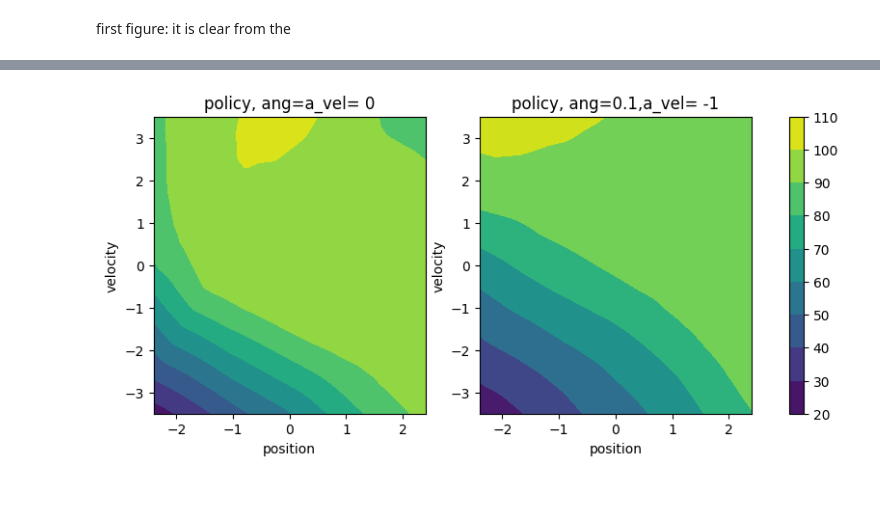
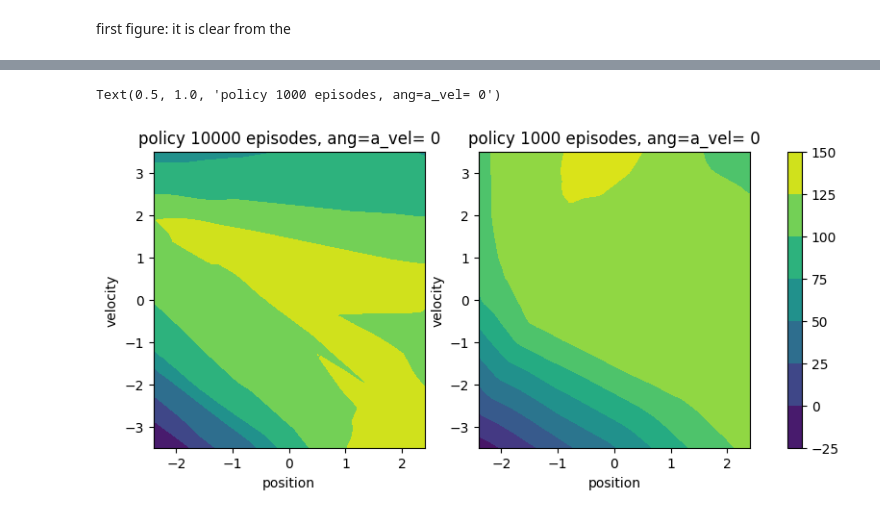
Before and after one commit to vakabs/kex-notebooks, a Jupyter notebook: heatmap_022524.ipynb, the cells around one changed output, grey strips where cells are left out. Cells and saved outputs as stored; diff of their text form; code cells hidden in the pictures.

```diff
--- a/heatmap_022524.ipynb
+++ b/heatmap_022524.ipynb
@@ -798,8 +808,8 @@ However there is a diffrence between the action boundaries and 'allowed boundari
 # %%
 def Q_variable(dqn_agent,data_len, xstate, ystate, const_state_dic):
     # move to the right
-    span = {'pos': 2.4, 'vel': 3.5, 'ang': 0.2095, 'a_vel': 3.4}
-    state_dic = {'pos': 0, 'vel': 0, 'ang':0 , 'a_vel': 0}
+    span = {'pos': 2.4, 'vel': 3.5, 'ang': 0.21, 'a_vel': 3.4}
+    state_dic = {'pos': 0, 'vel': 0, 'ang':0. , 'a_vel': 0}
     for key in const_state_dic.keys():
         state_dic[key] = const_state_dic[key]
     q_a0=np.zeros((data_len,data_len))
@@ -818,8 +828,8 @@ def Q_variable(dqn_agent,data_len, xstate, ystate, const_state_dic):
             state = state.to(dqn_agent.nn.adv.weight.dtype)
             Q_tensor = dqn_agent.nn(state)
             q_array = Q_tensor.detach().numpy()
-            q_a0[i][j] = q_array[0]
-            q_a1[i][j] = q_array[1]
+            q_a0[j][i] = q_array[0]
+            q_a1[j][i] = q_array[1]
     return x, y, q_a0,q_a1
 # %% [markdown]
 ## plot Q- values for varying velocity and position
@@ -891,11 +906,10 @@ it is clear from the
 # %%
 const_state_dic = { 'pos': 0, 'a_vel': 0 }
 x, y,q_a0, q_a1= Q_variable(dqn_agent, 100, 'vel', 'ang', const_state_dic)
-def my_plotter(ax, data1, data2, data3):
-    Q = ax.contourf(data1,data2, data3)
-    return Q
-fig1,ax = plt.subplots(1, 2, figsize=(10,3))
-(ax1, ax2)= ax
+
+
+fig2,ax = plt.subplots(1,2, figsize=(10,4) )
+(ax1, ax2) = ax
 plot_ax1 = my_plotter(ax1, x,y,q_a0)
 plot_ax2 = my_plotter(ax2, x,y,q_a1)
 ax1.set_xlabel('velocity')
@@ -914,7 +932,6 @@ cbar = plt.colorbar(plot_ax1, ax = ax)
 # %%
-def policy(dqn_agent,data_len, xstate, ystate, const_state_dic):
+def policy(dqn_agent,data_len, xstate, ystate, const_state_dic, span = {'pos': 2.4, 'vel': 3.5, 'ang': 0.2095, 'a_vel': 3.4} ):
     # move to the right
-    span = {'pos': 2.4, 'vel': 3.5, 'ang': 0.2095, 'a_vel': 3.4}
     state_dic = {'pos': 0, 'vel': 0, 'ang':0 , 'a_vel': 0}
     for key in const_state_dic.keys():
         state_dic[key] = const_state_dic[key]
@@ -940,22 +960,27 @@ def policy(dqn_agent,data_len, xstate, ystate, const_state_dic):
 # %%
+
 
 const_state_dic1= {'ang':0,'a_vel':0 }
 x,y , policy1 = policy(dqn_agent, 100, 'pos', 'vel', const_state_dic1)
-const_state_dic2= {'ang': -0.15,'a_vel':-1.5 }
-x,y,policy2 = policy(dqn_agent, 100, 'pos', 'vel', const_state_dic2)
 
-fig1,ax = plt.subplots(1,2, figsize=(10,4))
-(ax1, ax2) = ax
-
-plot_ax1 = ax1.contourf(x,y,policy1)
+fig, ax = plt.subplots(1,2,figsize=(10,4))
+(ax1,ax2)= ax
+plot = my_plotter(ax1, x,y,policy1)
 ax1.set_xlabel('position')
 ax1.set_ylabel( 'velocity')
-ax1.set_title('policy, ang=a_vel= 0')
-plot_ax2 = ax2.contourf(x,y,policy2)
+ax1.set_title('policy 10000 episodes, ang=a_vel= 0')
+
+cbar = plt.colorbar(plot, ax= ax)
+
+
+
+x,y , policy2 = policy(dqn_agent1, 100, 'pos', 'vel', const_state_dic1)
+
+
+plot = my_plotter(ax2, x,y,policy2)
 ax2.set_xlabel('position')
 ax2.set_ylabel( 'velocity')
-ax2.set_title('policy, ang=-0.15,a_vel= -1.5')
-
-cbar = plt.colorbar(plot_ax1, ax = ax)
+ax2.set_title('policy 1000 episodes, ang=a_vel= 0')
 # %% [output]
+Text(0.5, 1.0, 'policy 1000 episodes, ang=a_vel= 0')
-[figure, old version]
+[figure, new version]
```
Also changed, not shown: parts of 24 cells of this notebook.
